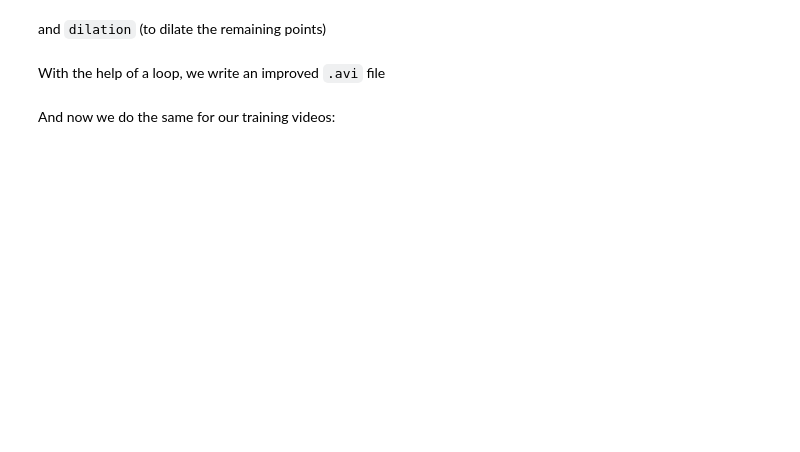
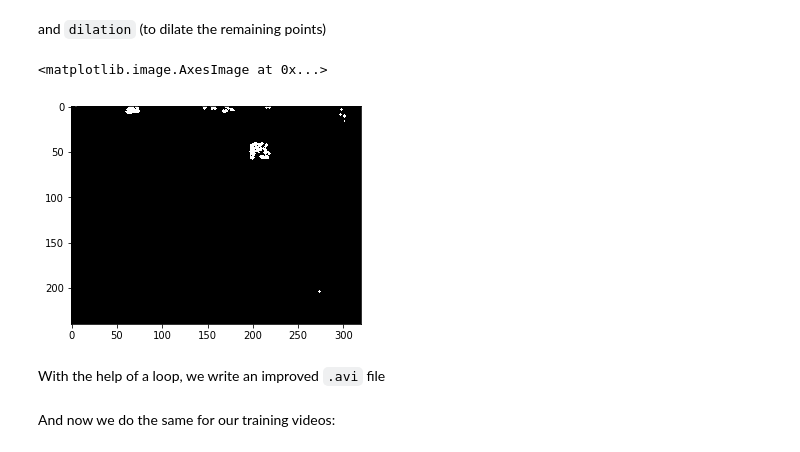
Before and after one commit to jxm-math/capstone_project, a Jupyter notebook: improver.ipynb, the cells around one changed output. Saved outputs shown, nothing was run; the diff lists cells and outputs as text; code cells hidden in the pictures; blank space fills up the shorter version.

```diff
--- a/improver.ipynb
+++ b/improver.ipynb
@@ -41,8 +50,11 @@ plt.imshow(img2)
 # %% [markdown]
 and `dilation` (to dilate the remaining points)
 # %%
-img3 = skimage.morphology.dilation(img2)
+img3 = mph.dilation(img2)
 plt.imshow(img3)
+# %% [output]
+<matplotlib.image.AxesImage at 0x...>
+[figure, added]
 # %% [markdown]
 With the help of a loop, we write an improved `.avi` file
 # %%
```
Also changed, not shown: parts of 15 cells of this notebook, 12 other files.
